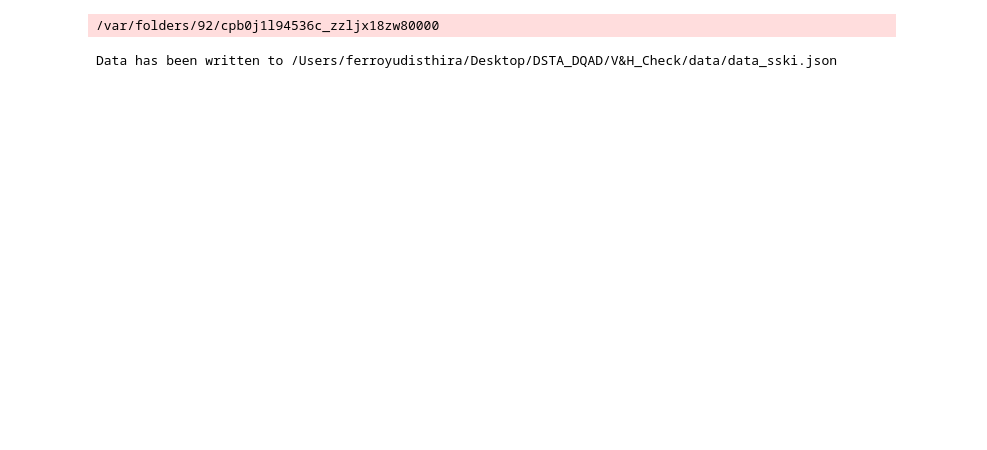
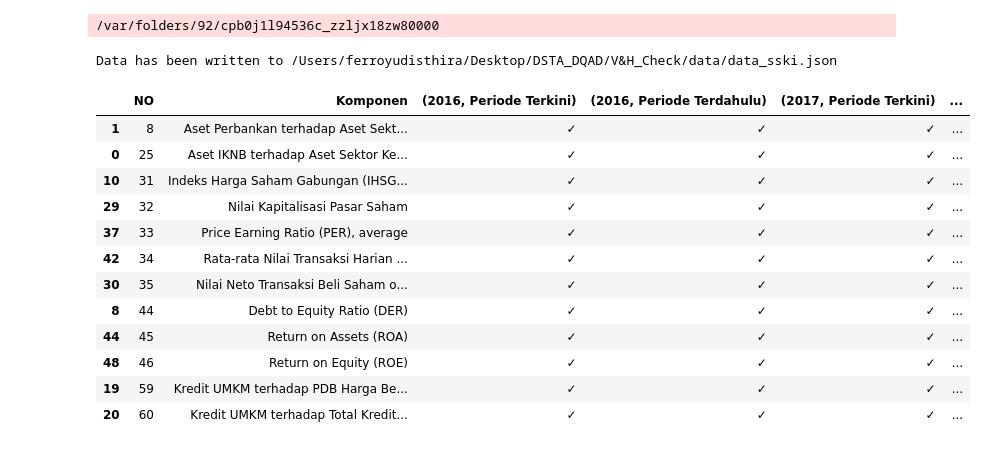
Before and after one commit to dsta-dqad/EUC-QA, a Jupyter notebook: algorithm/algorithm_SSKI_konsistensi.ipynb, the cells around one changed output. Drawn from its saved outputs; the diff is of its cells as text; code cells hidden in the pictures; blank space fills up the shorter version.

```diff
--- a/algorithm/algorithm_SSKI_konsistensi.ipynb
+++ b/algorithm/algorithm_SSKI_konsistensi.ipynb
@@ -940,6 +950,7 @@ def getrecap_data(clean_data, clean_keys_list, raw_data, raw_keys_list, hor_raw_
     return df_combined
 # %%
 def Before_After(df_cur, df_prev):
+
     # Create copies of the DataFrames to avoid modifying the originals
     df_cur_copy = df_cur.copy()
     df_prev_copy = df_prev.copy()
@@ -951,7 +962,11 @@ def Before_After(df_cur, df_prev):
     comparison_columns = [col.replace('_Terkini', '') for col in merged_df.columns if '_Terkini' in col]
 
     # Initialize an empty DataFrame to store comparison results
-    comparison_df = pd.DataFrame(index=merged_df.index)
+    comparison_df = pd.DataFrame()
+
+    # Add 'Komponen' and 'NO' columns first
+    comparison_df['NO'] = merged_df['NO']
+    comparison_df['Komponen'] = merged_df['Komponen']
 
     # Loop through each attribute to create separate columns for "Periode Terkini" and "Periode Terdahulu"
     for col in comparison_columns:
@@ -962,13 +977,14 @@ def Before_After(df_cur, df_prev):
         comparison_df[(col, 'Periode Terkini')] = merged_df[terkini_col].where(merged_df[terkini_col] != merged_df[terdahulu_col], '✓')
         comparison_df[(col, 'Periode Terdahulu')] = merged_df[terdahulu_col].where(merged_df[terkini_col] != merged_df[terdahulu_col], '✓')
 
-    # Set 'Komponen' and 'NO' as index to make it easier to view comparisons side-by-side
-    comparison_df.index = merged_df[['Komponen', 'NO']]
+    # Drop rows where all values (excluding 'Komponen' and 'NO') are '✓' (indicating no differences in any column)
+    non_index_cols = comparison_df.columns.difference(['Komponen', 'NO'])
+    comparison_df = comparison_df.loc[~(comparison_df[non_index_cols] == '✓').all(axis=1)]
+    comparison_df = comparison_df.dropna(how='all', subset=non_index_cols)
+    comparison_df = comparison_df.loc[~comparison_df[non_index_cols].apply(lambda row: set(row.dropna()) <= {'✓'}, axis=1)]
 
-    # Drop rows where all values are '✓' (indicating no differences in any column)
-    comparison_df = comparison_df.loc[~(comparison_df == '✓').all(axis=1)]
-    comparison_df = comparison_df.dropna(how='all')
-    comparison_df = comparison_df.loc[~comparison_df.apply(lambda row: set(row.dropna()) <= {'✓'}, axis=1)]
+    # Sort the comparison DataFrame by 'NO'
+    comparison_df = comparison_df.sort_values(by='NO', ascending=True)
 
     # Return the comparison DataFrame or None if empty
     return comparison_df if not comparison_df.empty else None
@@ -1075,3 +1091,24 @@ main(list_tahun, indikator_asli, indikator_calculated, mappings, kelompok)
 # %% [output]
 /var/folders/92/cpb0j1l94536c_zzljx18zw80000
 Data has been written to /Users/ferroyudisthira/Desktop/DSTA_DQAD/V&H_Check/data/data_sski.json
+# %%
+old_df, invalid_entries = prepare_dataframe(super_sheet_old,"1","20")
+new_df, invalid_entries = prepare_dataframe(super_sheet_new,"1","20")
+
+df = Before_After(new_df, old_df)
+
+df
+# %% [output]
+|  | NO | Komponen | (2016, Periode Terkini) | (2016, Periode Terdahulu) | (2017, Periode Terkini) | ... |
+| 1 | 8 | Aset Perbankan terhadap Aset Sekt... | ✓ | ✓ | ✓ | ... |
+| 0 | 25 | Aset IKNB terhadap Aset Sektor Ke... | ✓ | ✓ | ✓ | ... |
+| 10 | 31 | Indeks Harga Saham Gabungan (IHSG... | ✓ | ✓ | ✓ | ... |
+| 29 | 32 | Nilai Kapitalisasi Pasar Saham | ✓ | ✓ | ✓ | ... |
+| 37 | 33 | Price Earning Ratio (PER), average | ✓ | ✓ | ✓ | ... |
+| 42 | 34 | Rata-rata Nilai Transaksi Harian ... | ✓ | ✓ | ✓ | ... |
+| 30 | 35 | Nilai Neto Transaksi Beli Saham o... | ✓ | ✓ | ✓ | ... |
+| 8 | 44 | Debt to Equity Ratio (DER) | ✓ | ✓ | ✓ | ... |
+| 44 | 45 | Return on Assets (ROA) | ✓ | ✓ | ✓ | ... |
+| 48 | 46 | Return on Equity (ROE) | ✓ | ✓ | ✓ | ... |
+| 19 | 59 | Kredit UMKM terhadap PDB Harga Be... | ✓ | ✓ | ✓ | ... |
+| 20 | 60 | Kredit UMKM terhadap Total Kredit... | ✓ | ✓ | ✓ | ... |
```
Also changed, not shown: parts of 3 cells of this notebook, 3 other files.
